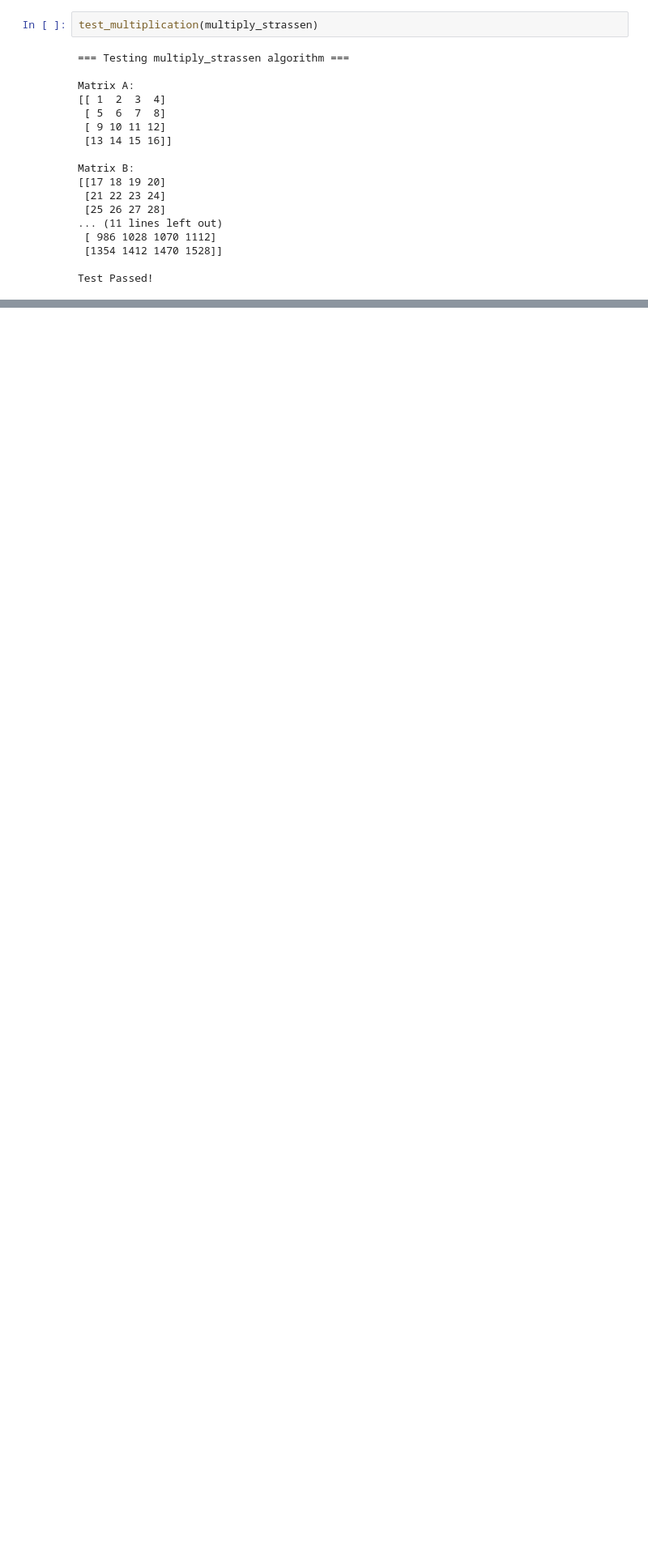
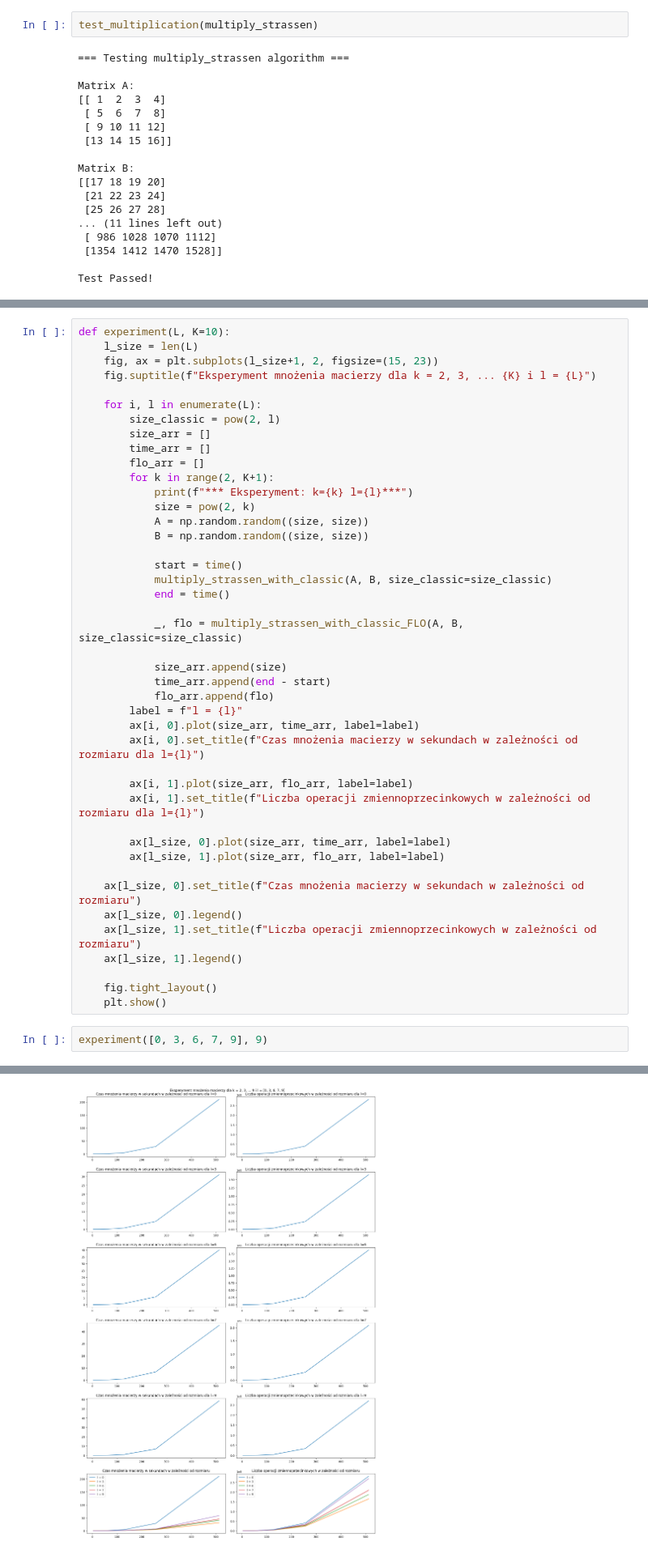
Before and after one commit to Wotaker/Macierze, a Jupyter notebook: prog01/sandbox.ipynb, the cells around one changed output, grey strips where cells are left out. Shown at 81% size. Drawn from its saved outputs; the diff is of its cells as text; blank space fills up the shorter version.

Commit message:
Implement experiments, first version of report

```diff
--- a/prog01/sandbox.ipynb
+++ b/prog01/sandbox.ipynb
@@ -125,0 +289,46 @@ Test Passed!
+# %%
+def experiment(L, K=10):
+    l_size = len(L)
+    fig, ax = plt.subplots(l_size+1, 2, figsize=(15, 23))
+    fig.suptitle(f"Eksperyment mnożenia macierzy dla k = 2, 3, ... {K} i l = {L}")
+
+    for i, l in enumerate(L):
+        size_classic = pow(2, l)
+        size_arr = []
+        time_arr = []
+        flo_arr = []
+        for k in range(2, K+1):
+            print(f"*** Eksperyment: k={k} l={l}***")
+            size = pow(2, k)
+            A = np.random.random((size, size))
+            B = np.random.random((size, size))
+
+            start = time()
+            multiply_strassen_with_classic(A, B, size_classic=size_classic)
+            end = time()
+
+            _, flo = multiply_strassen_with_classic_FLO(A, B, size_classic=size_classic)
+
+            size_arr.append(size)
+            time_arr.append(end - start)
+            flo_arr.append(flo)
+        label = f"l = {l}"
+        ax[i, 0].plot(size_arr, time_arr, label=label)
+        ax[i, 0].set_title(f"Czas mnożenia macierzy w sekundach w zależności od rozmiaru dla l={l}")
+
+        ax[i, 1].plot(size_arr, flo_arr, label=label)
+        ax[i, 1].set_title(f"Liczba operacji zmiennoprzecinkowych w zależności od rozmiaru dla l={l}")
+
+        ax[l_size, 0].plot(size_arr, time_arr, label=label)
+        ax[l_size, 1].plot(size_arr, flo_arr, label=label)
+
+    ax[l_size, 0].set_title(f"Czas mnożenia macierzy w sekundach w zależności od rozmiaru")
+    ax[l_size, 0].legend()
+    ax[l_size, 1].set_title(f"Liczba operacji zmiennoprzecinkowych w zależności od rozmiaru")
+    ax[l_size, 1].legend()
+
+    fig.tight_layout()
+    plt.show()
+# %%
+experiment([0, 3, 6, 7, 9], 9)
+# %% [output]
@@ -125,0 +352 @@ Test Passed!
+[figure, added]
```
Also changed, not shown: parts of 10 cells of this notebook, 3 other files.
